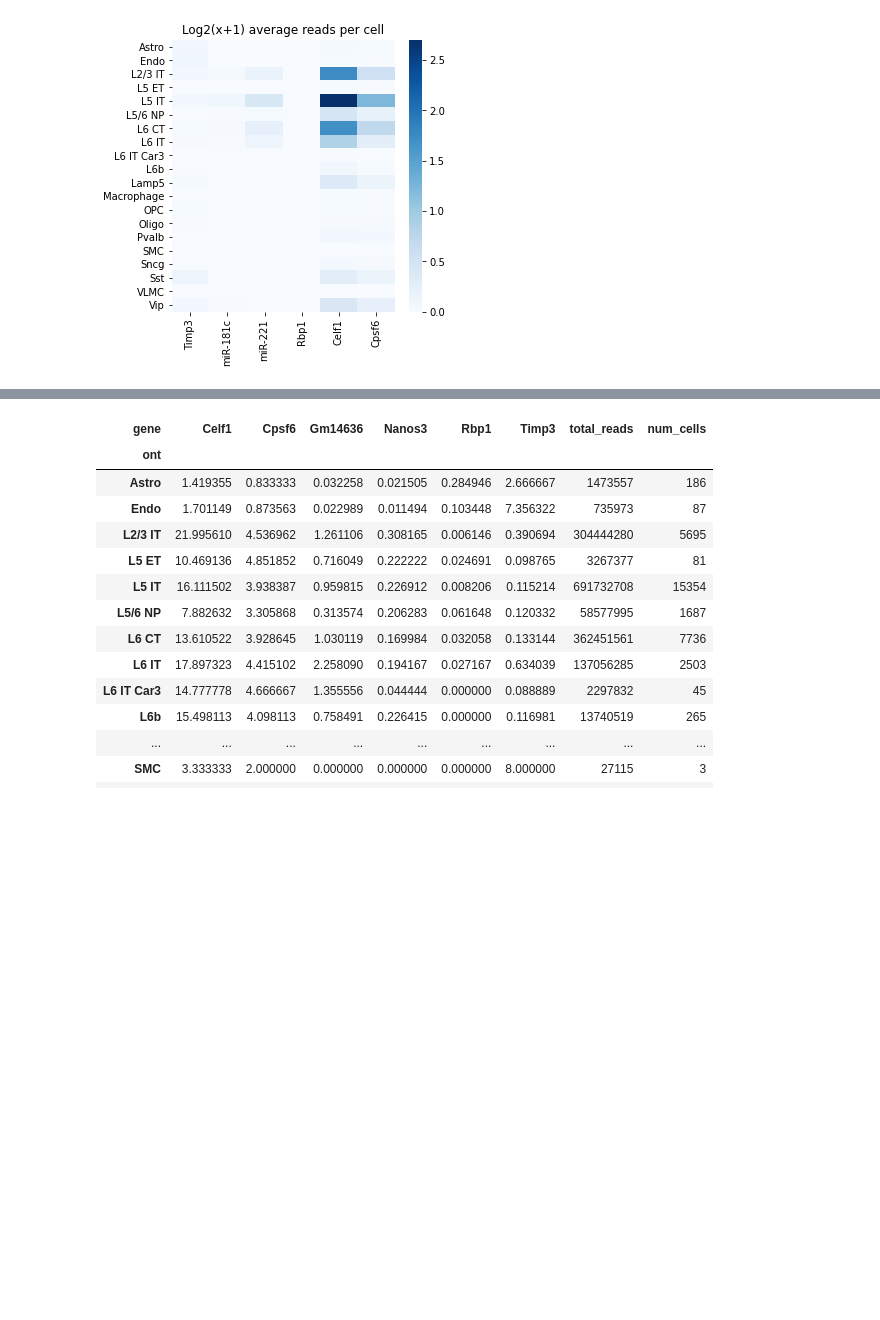
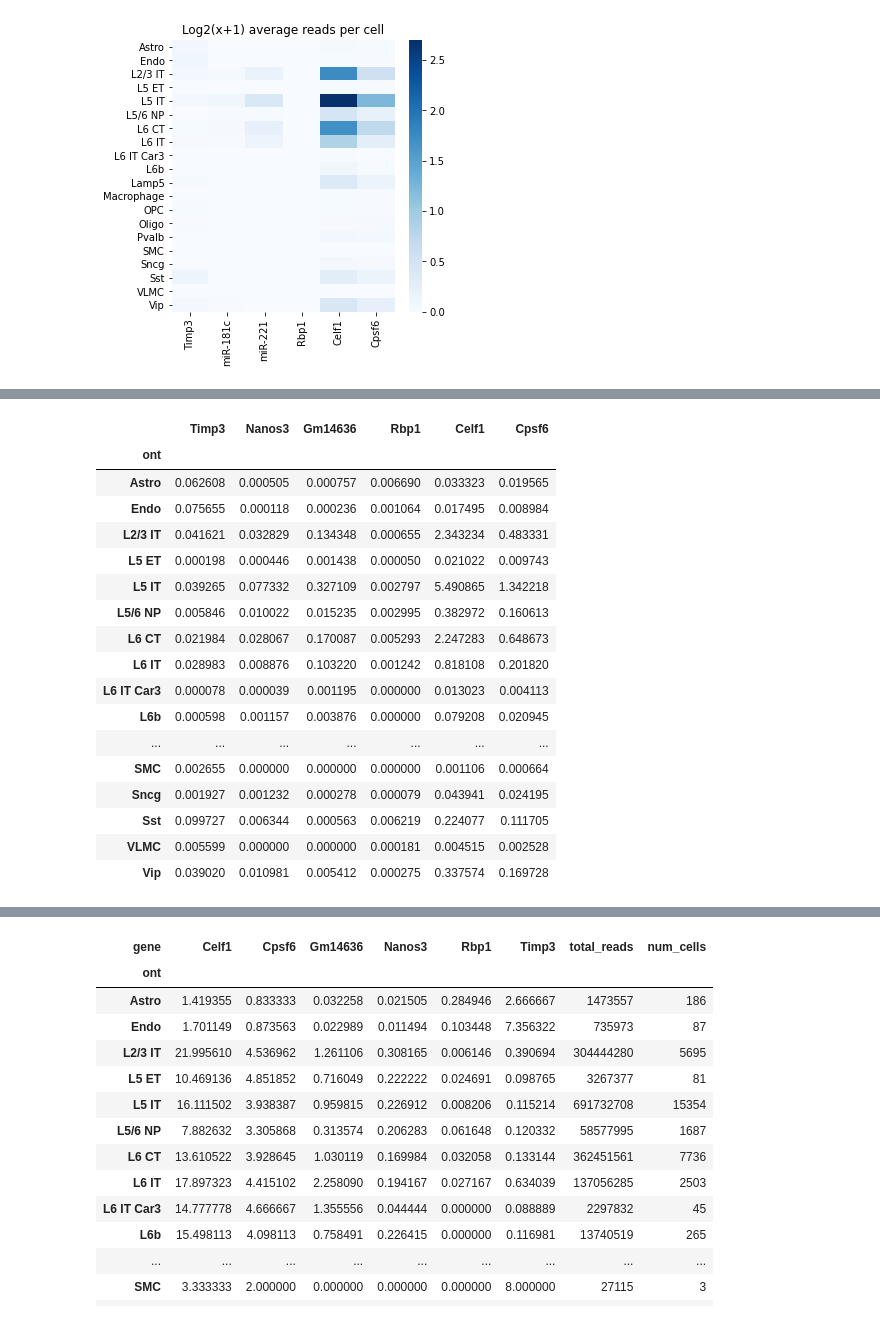
Before and after one commit to salzman-lab/SPRAWL, a Jupyter notebook: analysis/counting_miR_RBPs.ipynb, the cells around one changed output, grey strips where cells are left out. Saved outputs shown, nothing was run; the diff lists cells and outputs as text; code cells hidden in the pictures; blank space fills up the shorter version.

```diff
--- a/analysis/counting_miR_RBPs.ipynb
+++ b/analysis/counting_miR_RBPs.ipynb
@@ -217,3 +233,24 @@ plt.close()
+# %%
+agg_df[genes]
+# %% [output]
+|  | Timp3 | Nanos3 | Gm14636 | Rbp1 | Celf1 | Cpsf6 |
+| ont |  |  |  |  |  |  |
+| Astro | 0.062608 | 0.000505 | 0.000757 | 0.006690 | 0.033323 | 0.019565 |
+| Endo | 0.075655 | 0.000118 | 0.000236 | 0.001064 | 0.017495 | 0.008984 |
+| L2/3 IT | 0.041621 | 0.032829 | 0.134348 | 0.000655 | 2.343234 | 0.483331 |
+| L5 ET | 0.000198 | 0.000446 | 0.001438 | 0.000050 | 0.021022 | 0.009743 |
+| L5 IT | 0.039265 | 0.077332 | 0.327109 | 0.002797 | 5.490865 | 1.342218 |
+| L5/6 NP | 0.005846 | 0.010022 | 0.015235 | 0.002995 | 0.382972 | 0.160613 |
+| L6 CT | 0.021984 | 0.028067 | 0.170087 | 0.005293 | 2.247283 | 0.648673 |
+| L6 IT | 0.028983 | 0.008876 | 0.103220 | 0.001242 | 0.818108 | 0.201820 |
+| L6 IT Car3 | 0.000078 | 0.000039 | 0.001195 | 0.000000 | 0.013023 | 0.004113 |
+| L6b | 0.000598 | 0.001157 | 0.003876 | 0.000000 | 0.079208 | 0.020945 |
+| ... | ... | ... | ... | ... | ... | ... |
+| SMC | 0.002655 | 0.000000 | 0.000000 | 0.000000 | 0.001106 | 0.000664 |
+| Sncg | 0.001927 | 0.001232 | 0.000278 | 0.000079 | 0.043941 | 0.024195 |
+| Sst | 0.099727 | 0.006344 | 0.000563 | 0.006219 | 0.224077 | 0.111705 |
+| VLMC | 0.005599 | 0.000000 | 0.000000 | 0.000181 | 0.004515 | 0.002528 |
+| Vip | 0.039020 | 0.010981 | 0.005412 | 0.000275 | 0.337574 | 0.169728 |
 # %%
 import seaborn as sns
 import matplotlib.pyplot as plt
```
Also changed, not shown: parts of 5 cells of this notebook, 50 other files.
